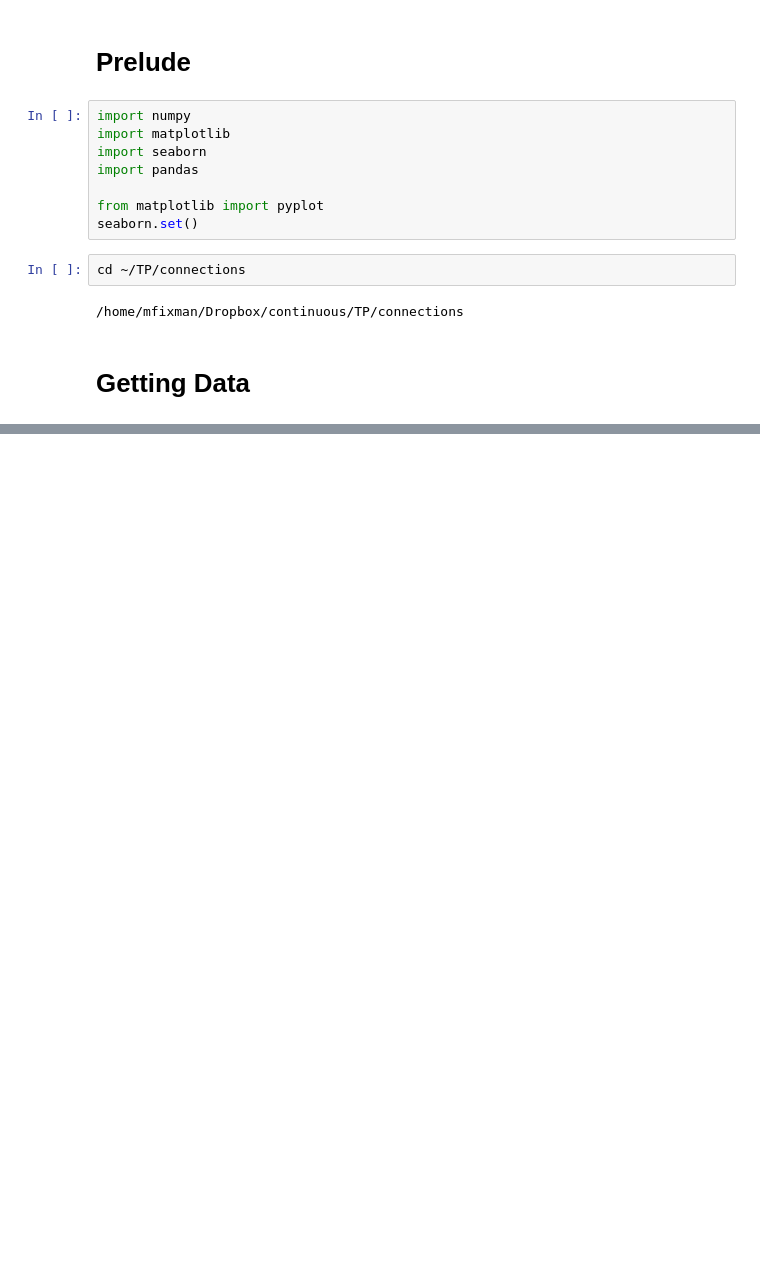
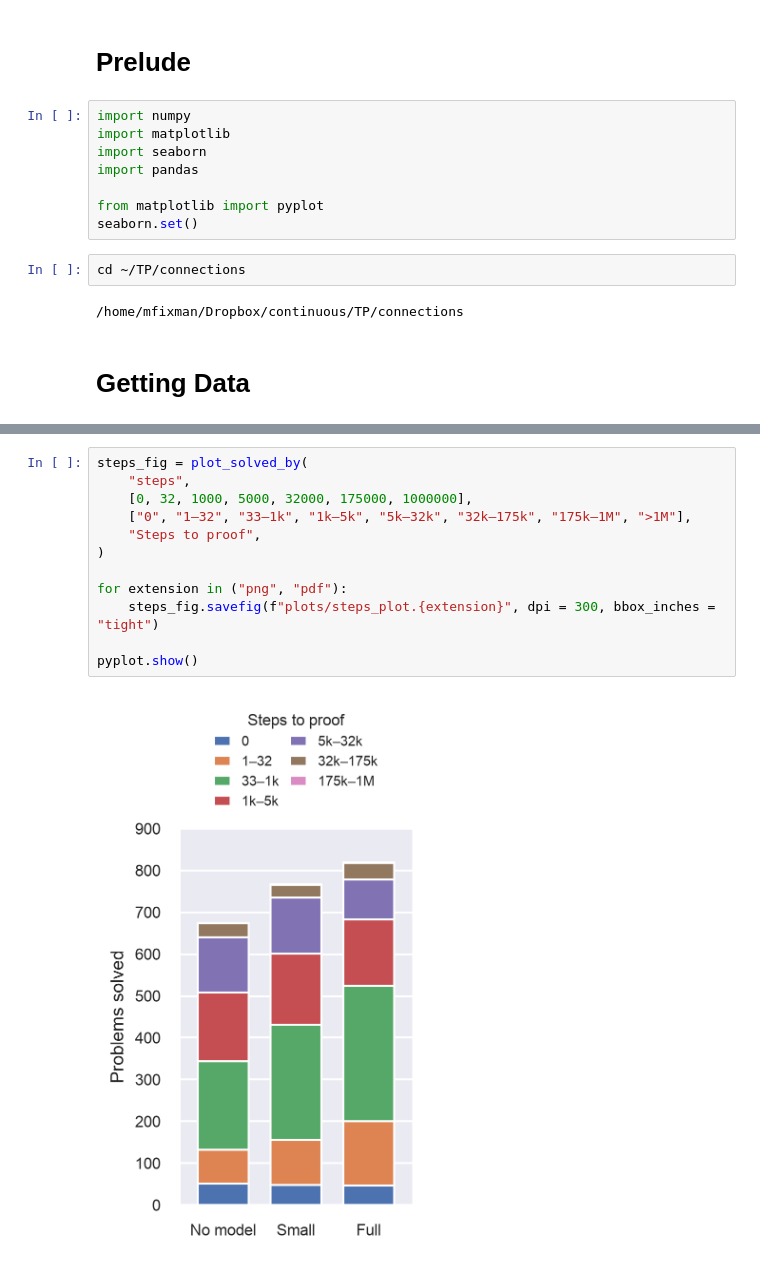
Before and after one commit to mfixman/connections, a Jupyter notebook: notebooks/Axiom_Selection.ipynb, the cells around one changed output, grey strips where cells are left out. Drawn from its saved outputs; the diff is of its cells as text; blank space fills up the shorter version.

```diff
--- a/notebooks/Axiom_Selection.ipynb
+++ b/notebooks/Axiom_Selection.ipynb
@@ -50,0 +142,14 @@ nomodel.drop('event', axis = 1)
+# %%
+steps_fig = plot_solved_by(
+    "steps",
+    [0, 32, 1000, 5000, 32000, 175000, 1000000],
+    ["0", "1–32", "33–1k", "1k–5k", "5k–32k", "32k–175k", "175k–1M", ">1M"],
+    "Steps to proof",
+)
+
+for extension in ("png", "pdf"):
+    steps_fig.savefig(f"plots/steps_plot.{extension}", dpi = 300, bbox_inches = "tight")
+
+pyplot.show()
+# %% [output]
+[figure, added]
```
Also changed, not shown: parts of 13 cells of this notebook, 9 other files.
